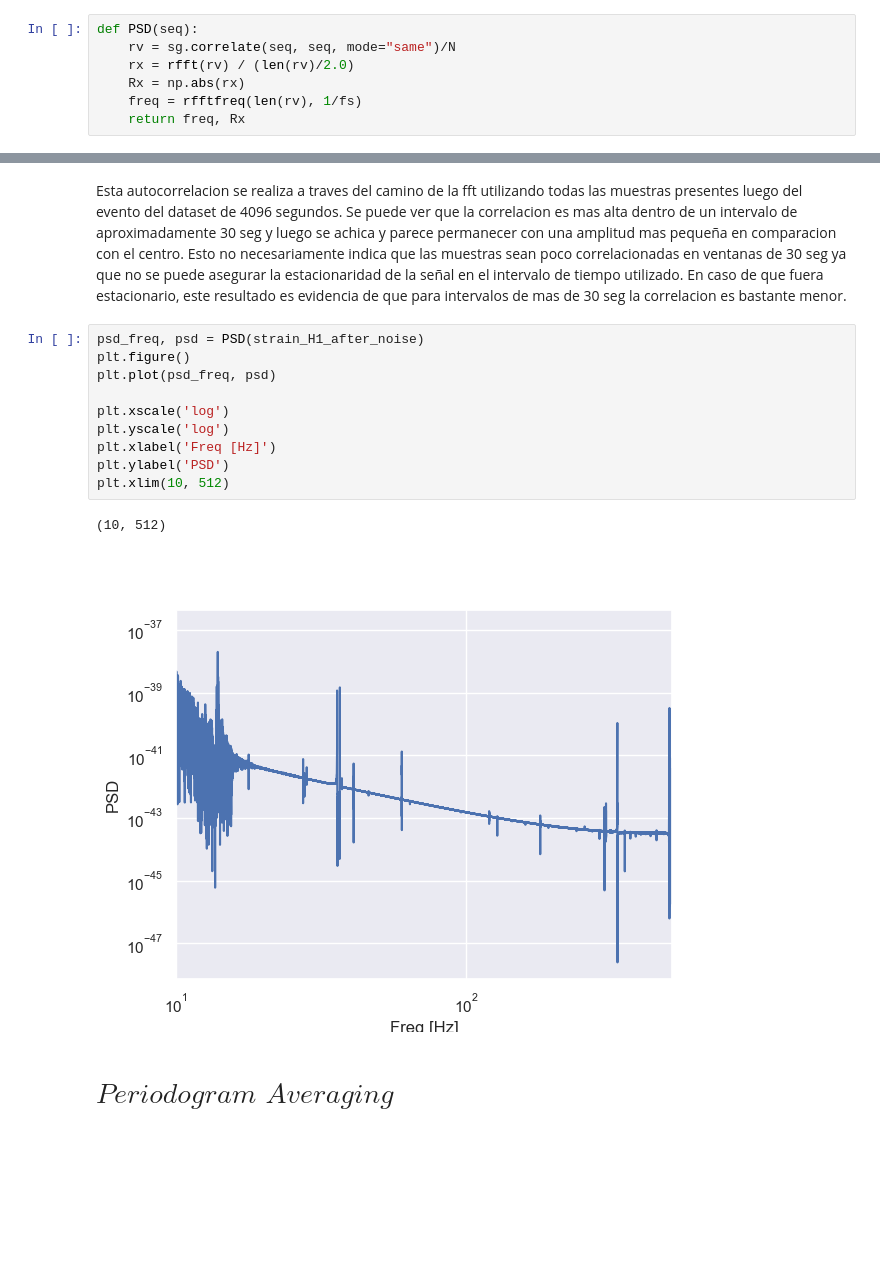
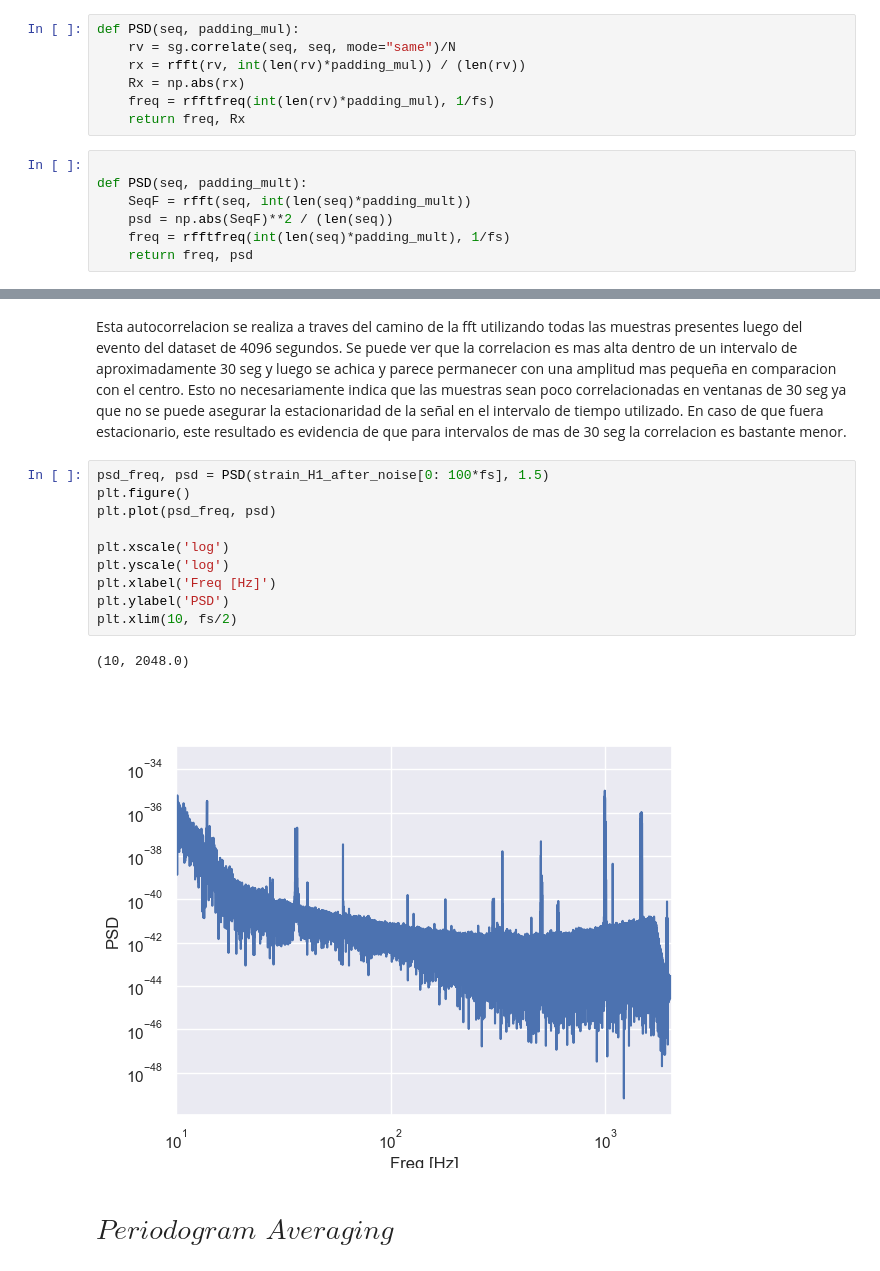
Before and after one commit to GonzaLinares/PASA_TP1, a Jupyter notebook: main.ipynb, the cells around one changed output, grey strips where cells are left out. Drawn from its saved outputs; the diff is of its cells as text; blank space fills up the shorter version.

```diff
--- a/main.ipynb
+++ b/main.ipynb
@@ -126,12 +127,19 @@ def estimateAutocorrelation(seq):
         rx[l] = acc / N
     return rx
 # %%
-def PSD(seq):
+def PSD(seq, padding_mul):
     rv = sg.correlate(seq, seq, mode="same")/N
-    rx = rfft(rv) / (len(rv)/2.0)
+    rx = rfft(rv, int(len(rv)*padding_mul)) / (len(rv))
     Rx = np.abs(rx)
-    freq = rfftfreq(len(rv), 1/fs)
+    freq = rfftfreq(int(len(rv)*padding_mul), 1/fs)
     return freq, Rx
+# %%
+
+def PSD(seq, padding_mult):
+    SeqF = rfft(seq, int(len(seq)*padding_mult))
+    psd = np.abs(SeqF)**2 / (len(seq))
+    freq = rfftfreq(int(len(seq)*padding_mult), 1/fs)
+    return freq, psd
 # %%
 plt.figure()
 rv = sg.correlate(strain_H1_after_noise, strain_H1_after_noise, mode="full")/N
@@ -143,18 +151,18 @@ plt.plot(lags, rv)
 # %% [markdown]
 Esta autocorrelacion se realiza a traves del camino de la fft utilizando todas las muestras presentes luego del evento del dataset de 4096 segundos. Se puede ver que la correlacion es mas alta dentro de un intervalo de aproximadamente 30 seg y luego se achica y parece permanecer con una amplitud mas pequeña en comparacion con el centro. Esto no necesariamente indica que las muestras sean poco correlacionadas en ventanas de 30 seg ya que no se puede asegurar la estacionaridad de la señal en el intervalo de tiempo utilizado. En caso de que fuera estacionario, este resultado es evidencia de que para intervalos de mas de 30 seg la correlacion es bastante menor.
 # %%
-psd_freq, psd = PSD(strain_H1_after_noise)
+psd_freq, psd = PSD(strain_H1_after_noise[0: 100*fs], 1.5)
 plt.figure()
 plt.plot(psd_freq, psd)
 
 plt.xscale('log')
 plt.yscale('log')
 plt.xlabel('Freq [Hz]')
 plt.ylabel('PSD')
-plt.xlim(10, 512)
+plt.xlim(10, fs/2)
 # %% [output]
-(10, 512)
+(10, 2048.0)
-[figure, old version]
+[figure, new version]
 # %% [markdown]
 # $\textit{Periodogram Averaging}$
 # %%
```
Also changed, not shown: parts of 17 cells of this notebook.
